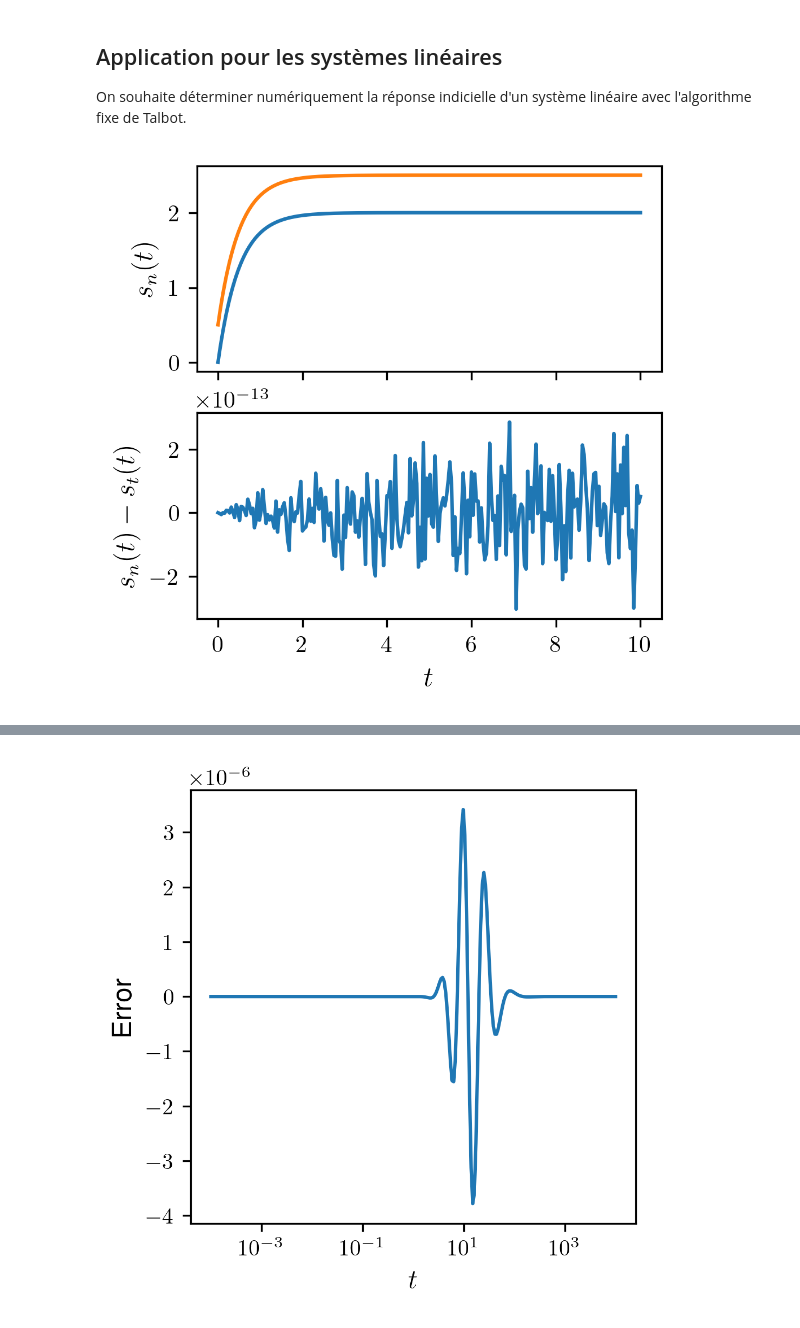
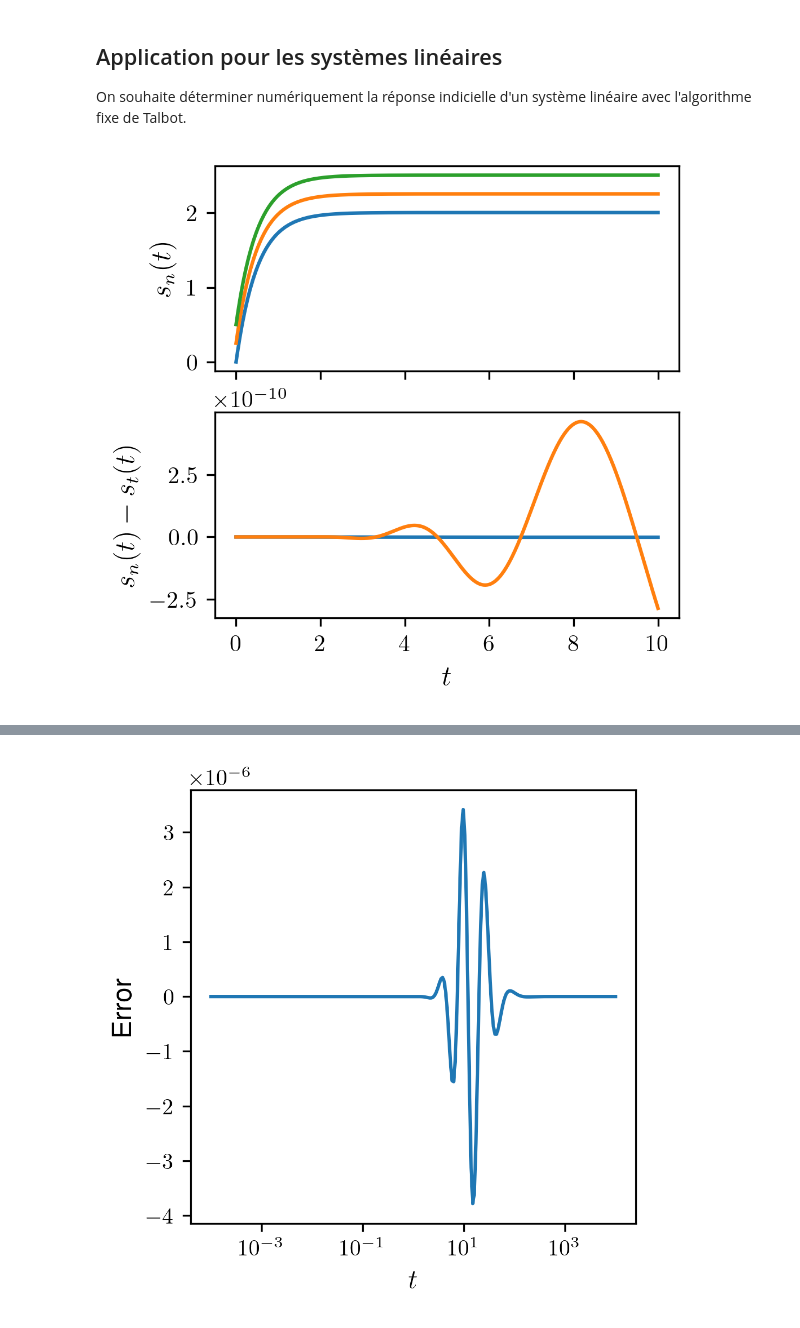
Before and after one commit to FilipeVasconcelos/syslinauto_book, a Jupyter notebook: notebook/ilaplace/Transformation_de_Laplace_inverse.ipynb, the cells around one changed output, grey strips where cells are left out. Drawn from its saved outputs; the diff is of its cells as text; code cells hidden in the pictures.

```diff
--- a/notebook/ilaplace/Transformation_de_Laplace_inverse.ipynb
+++ b/notebook/ilaplace/Transformation_de_Laplace_inverse.ipynb
@@ -17,10 +17,6 @@ import matplotlib as mpl
 import numpy as np
 import math as m
 from mpmath import *
-mp.dps = 18; mp.pretty = True
-print(mp.prec,fac(3))
-print(type(mpf(1)))
-print(type(mpf(1)*np.math.factorial(6)))
 
 mpl.rcParams['text.usetex'] = True
 mpl.rcParams['font.family'] = 'sans-serif'
@@ -121,14 +110,22 @@ où l'on note $f(t)$ la fonction inverse de $F(p)$.
 
 On se donne la fonction `gaver_stehfest` qui prend en paramètre le temps `t` et `f` la $F(p)$ à inverser.
 # %%
-def gaver_stehfest(t,f,M=16):
+def gaver_stehfest(t,f,M=20):
     """
     (equation 31) JcO.pdf
     """
     if M%2 !=0 :
         print("Error M should be even")
         return
-    c=mpf(1)*log(2)/t
-    return mpf(1)*c*np.sum([v*f((k+1)*c) for k,v in enumerate(v_stehfest(M))],dtype=mpf)
-print(type(gaver_stehfest(1,lambda p: 1/(p+1)**2,M=20)))
+    c=log(2)/t
+    sumk=0.0
+    for k,v in enumerate(zeta_stehfest(M)):
+        sumk+=v*f((k+1)*c)
+    return sumk*c
+
+M=52
+#print(f"exact          : {exp(-1)}")
+#print(f"gaver_stehfest : {gaver_stehfest(1,lambda p: 1/(p+1)**2,M=M)}")
+#mp.dps=12
+print(exp(-1)-gaver_stehfest(1,lambda p: 1/(p+1)**2,M=M))
 # %% [output]
@@ -138,20 +135,18 @@ print(type(gaver_stehfest(1,lambda p: 1/(p+1)**2,M=20)))
 
 On souhaite inverser la fonction $F(p)=\dfrac{1}{(p+1)^2}$ dont la fonction inverse est donnée analytiquement par $f(t)=te^{-t}$.
 # %%
-ft=lambda t : t*np.exp(-t)
+ft=lambda t : t*exp(-t)
 fp=lambda p : 1/(p+1)**2
 
-
 t=np.logspace(-4,4,256)
-f_gaver_stehfest=np.array([gaver_stehfest(tk,fp,22) for tk in t])
-f_gaver_stehfest2=np.array([invertlaplace(fp,tk,method='stehfest',degree=22) for tk in t])
+M=38
+f_gaver_stehfest=np.array([gaver_stehfest(tk,fp,M=M) for tk in t])
+f_gaver_stehfest2=np.array([invertlaplace(fp,tk,method='stehfest',degree=M) for tk in t])
 f_analytic=np.array([ft(tk) for tk in t])
 fig, ax = plt.subplots(nrows=1, ncols=1,figsize=(3.54,3.54))
 ax.set_xlabel('$t$')
 ax.set_ylabel('Error')
 ax.plot(t,(f_gaver_stehfest-f_analytic))
-ax.plot(t,(f_gaver_stehfest2-f_analytic))
-
 ax.set_xscale('log')
 plt.savefig("fig/erreur_gaver-stehfest.png")
 plt.show()
@@ -179,7 +174,8 @@ sont nécessaires pour implémenter la méthode.
 # %%
 def talbot(t,f,M=20):
     """
-    (equation (18) abate2004.pdf
+    Algorithme fixe de Talbot :
+    Equation (18) abate2004.pdf
     """
     r=mpf(1)*2.0*M/(5.0*t)
     sumk=0.5*f(r)*exp(r*t)
@@ -190,7 +186,7 @@ def talbot(t,f,M=20):
         stk=r*tk*(cotk+1j)
         sigtk=tk+(tk*cotk-1)*cotk
         sumk_tmp=f(stk)*(1+1j*sigtk)*exp(t*stk)
-        sumk+=sumk_tmp.real # real part
+        sumk+=sumk_tmp.real
     return sumk*r/M
 
 
@@ -229,27 +227,28 @@ def premier_ordre(t,**kwargs):
 # %%
 K=1
 tau=0.5
 E0=2
 H=lambda p: K/(tau*p+1)
 E=lambda p: E0/p
 S=lambda p: H(p)*E(p)
-t=np.linspace(0.001,10,256)
-s1=np.array([talbot(tk,S,22) for tk in t])
-s2=np.array([gaver_stehfest(tk,S,18) for tk in t])
-#s=np.array([Mfourier(t,S) for t in T])
+t=np.linspace(0.001,10,512)
+s1=np.array([talbot(tk,S,18) for tk in t])
+s2=np.array([gaver_stehfest(tk,S,36) for tk in t])
 po=np.array([premier_ordre(tk,K=K,tau=tau,E0=E0) for tk in t])
 
 fig, (ax1,ax2) = plt.subplots(nrows=2, ncols=1,figsize=(3.54,3.54),sharex = True)
 ax1.plot(t,s1)
+ax1.plot(t,s2+0.25)
 ax1.plot(t,po+0.5)
 ax2.plot(t,s1-po)
+ax2.plot(t,s2-po)
 ax1.set_ylabel("$s_n(t)$")
 ax2.set_xlabel("$t$")
 ax2.set_ylabel("$s_n(t)-s_t(t)$")
 plt.savefig("fig/1er_ordre_talbot.png")
 plt.show()
 # %% [output]
-[figure, old version]
+[figure, new version]
 # %%
 # ======================================================================
 # réponse indicielle d'un système du second ordre
```
Also changed, not shown: parts of 9 cells of this notebook, 6 other files.
